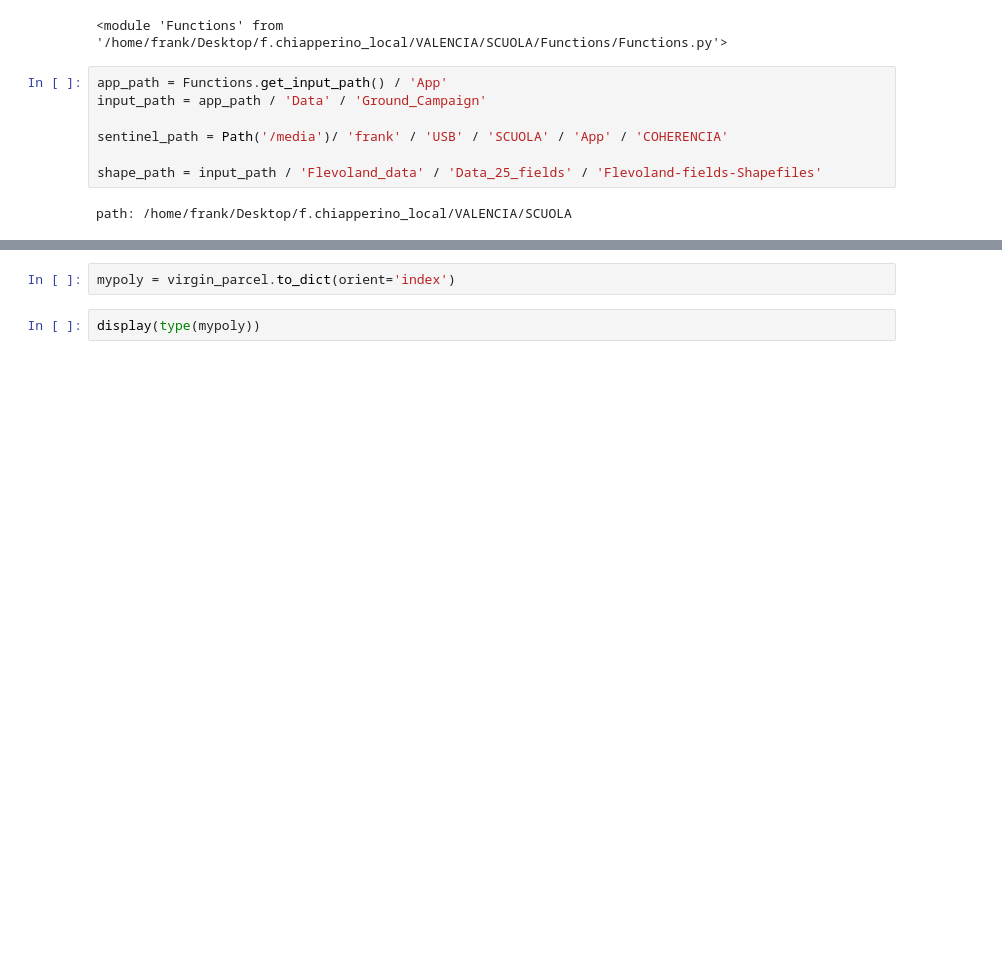
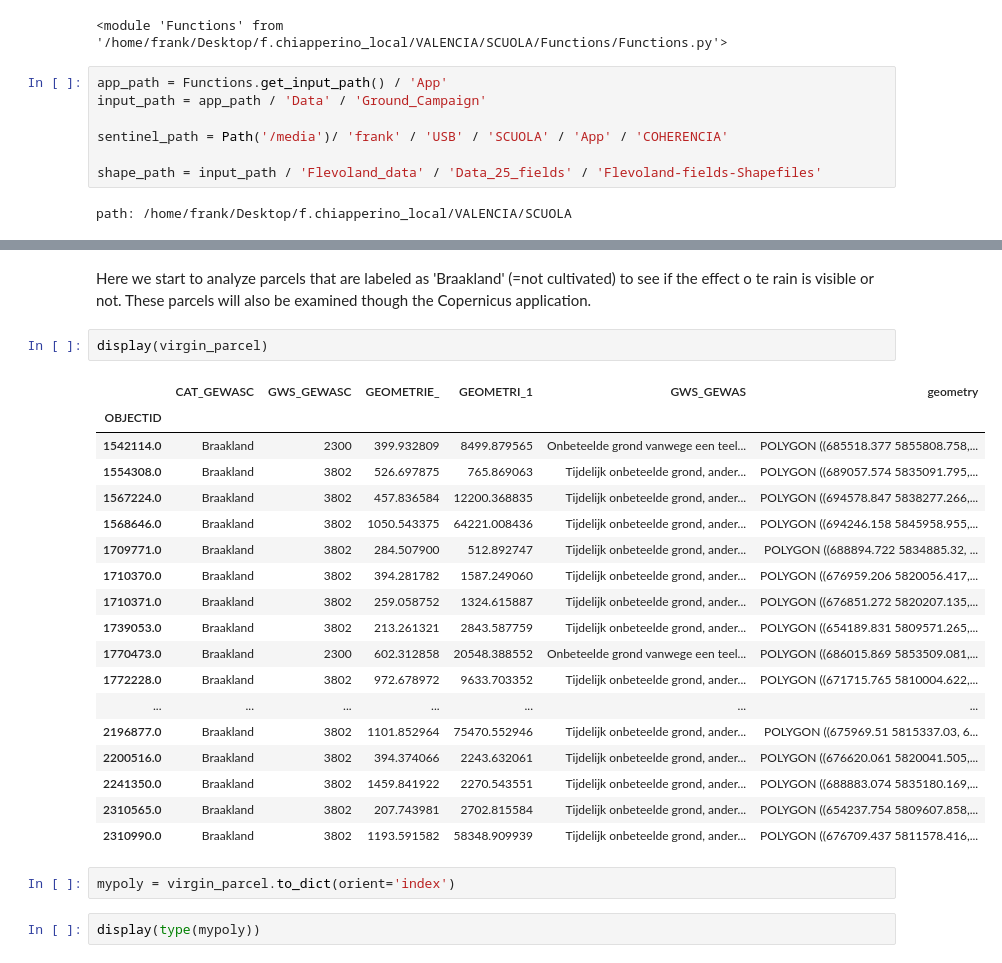
Before and after one commit to cFr4nk/Tesi_SAR_Analysis, a Jupyter notebook: Virgen.ipynb, the cells around one changed output, grey strips where cells are left out. Cells and saved outputs as stored; diff of their text form; blank space fills up the shorter version.

```diff
--- a/Virgen.ipynb
+++ b/Virgen.ipynb
@@ -72,3 +96,26 @@ virgin_parcel = virgin_parcel.drop('OBJECTID', axis=1)
+# %% [markdown]
+Here we start to analyze parcels that are labeled as 'Braakland' (=not cultivated) to see if the effect o te rain is visible or not. These parcels will also be examined though the Copernicus application.
+# %%
+display(virgin_parcel)
+# %% [output]
+|  | CAT_GEWASC | GWS_GEWASC | GEOMETRIE_ | GEOMETRI_1 | GWS_GEWAS | geometry |
+| OBJECTID |  |  |  |  |  |  |
+| 1542114.0 | Braakland | 2300 | 399.932809 | 8499.879565 | Onbeteelde grond vanwege een teel... | POLYGON ((685518.377 5855808.758,... |
+| 1554308.0 | Braakland | 3802 | 526.697875 | 765.869063 | Tijdelijk onbeteelde grond, ander... | POLYGON ((689057.574 5835091.795,... |
+| 1567224.0 | Braakland | 3802 | 457.836584 | 12200.368835 | Tijdelijk onbeteelde grond, ander... | POLYGON ((694578.847 5838277.266,... |
+| 1568646.0 | Braakland | 3802 | 1050.543375 | 64221.008436 | Tijdelijk onbeteelde grond, ander... | POLYGON ((694246.158 5845958.955,... |
+| 1709771.0 | Braakland | 3802 | 284.507900 | 512.892747 | Tijdelijk onbeteelde grond, ander... | POLYGON ((688894.722 5834885.32, ... |
+| 1710370.0 | Braakland | 3802 | 394.281782 | 1587.249060 | Tijdelijk onbeteelde grond, ander... | POLYGON ((676959.206 5820056.417,... |
+| 1710371.0 | Braakland | 3802 | 259.058752 | 1324.615887 | Tijdelijk onbeteelde grond, ander... | POLYGON ((676851.272 5820207.135,... |
+| 1739053.0 | Braakland | 3802 | 213.261321 | 2843.587759 | Tijdelijk onbeteelde grond, ander... | POLYGON ((654189.831 5809571.265,... |
+| 1770473.0 | Braakland | 2300 | 602.312858 | 20548.388552 | Onbeteelde grond vanwege een teel... | POLYGON ((686015.869 5853509.081,... |
+| 1772228.0 | Braakland | 3802 | 972.678972 | 9633.703352 | Tijdelijk onbeteelde grond, ander... | POLYGON ((671715.765 5810004.622,... |
+| ... | ... | ... | ... | ... | ... | ... |
+| 2196877.0 | Braakland | 3802 | 1101.852964 | 75470.552946 | Tijdelijk onbeteelde grond, ander... | POLYGON ((675969.51 5815337.03, 6... |
+| 2200516.0 | Braakland | 3802 | 394.374066 | 2243.632061 | Tijdelijk onbeteelde grond, ander... | POLYGON ((676620.061 5820041.505,... |
+| 2241350.0 | Braakland | 3802 | 1459.841922 | 2270.543551 | Tijdelijk onbeteelde grond, ander... | POLYGON ((688883.074 5835180.169,... |
+| 2310565.0 | Braakland | 3802 | 207.743981 | 2702.815584 | Tijdelijk onbeteelde grond, ander... | POLYGON ((654237.754 5809607.858,... |
+| 2310990.0 | Braakland | 3802 | 1193.591582 | 58348.909939 | Tijdelijk onbeteelde grond, ander... | POLYGON ((676709.437 5811578.416,... |
 # %%
 mypoly = virgin_parcel.to_dict(orient='index')
 # %%
```
Also changed, not shown: parts of 12 cells of this notebook, 1 other file.
